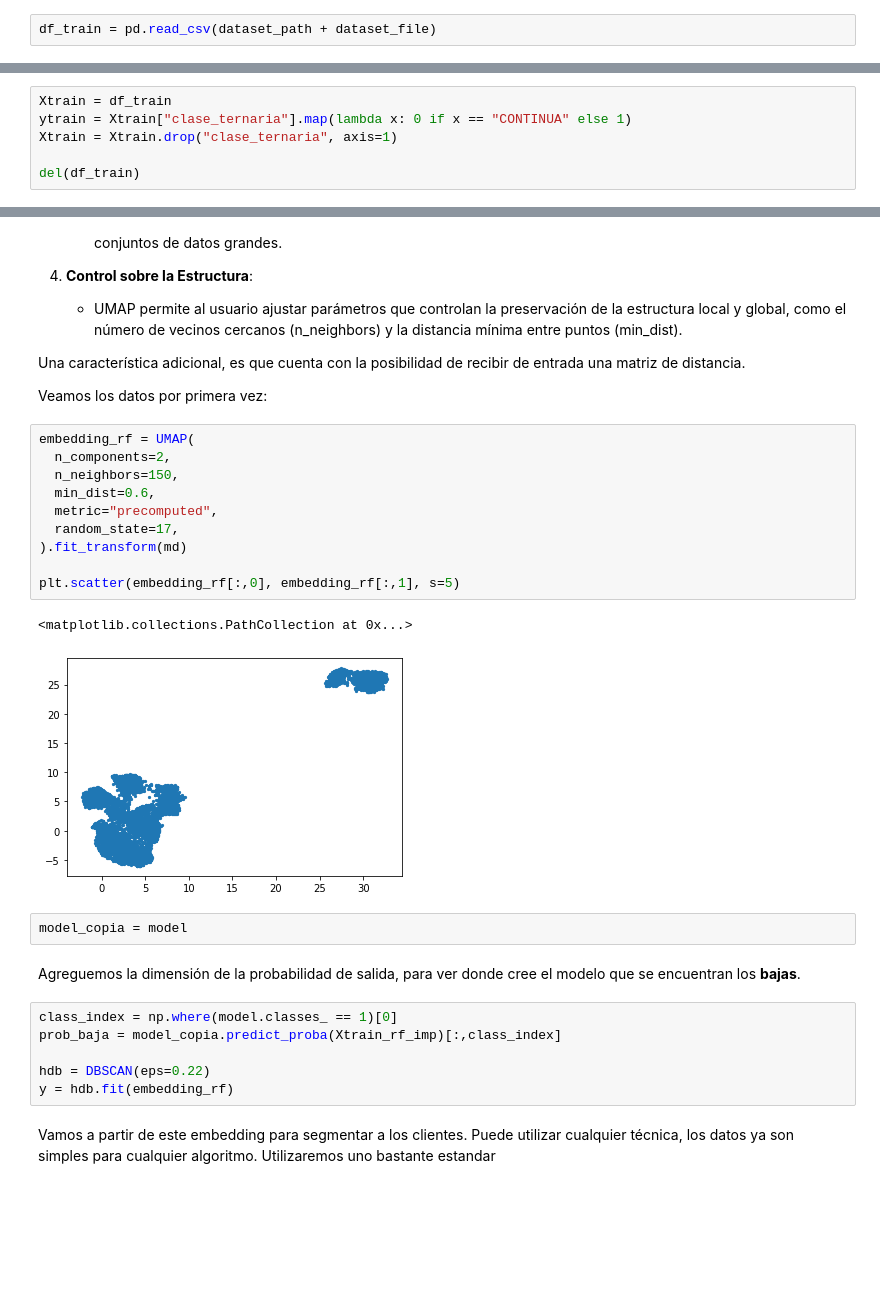
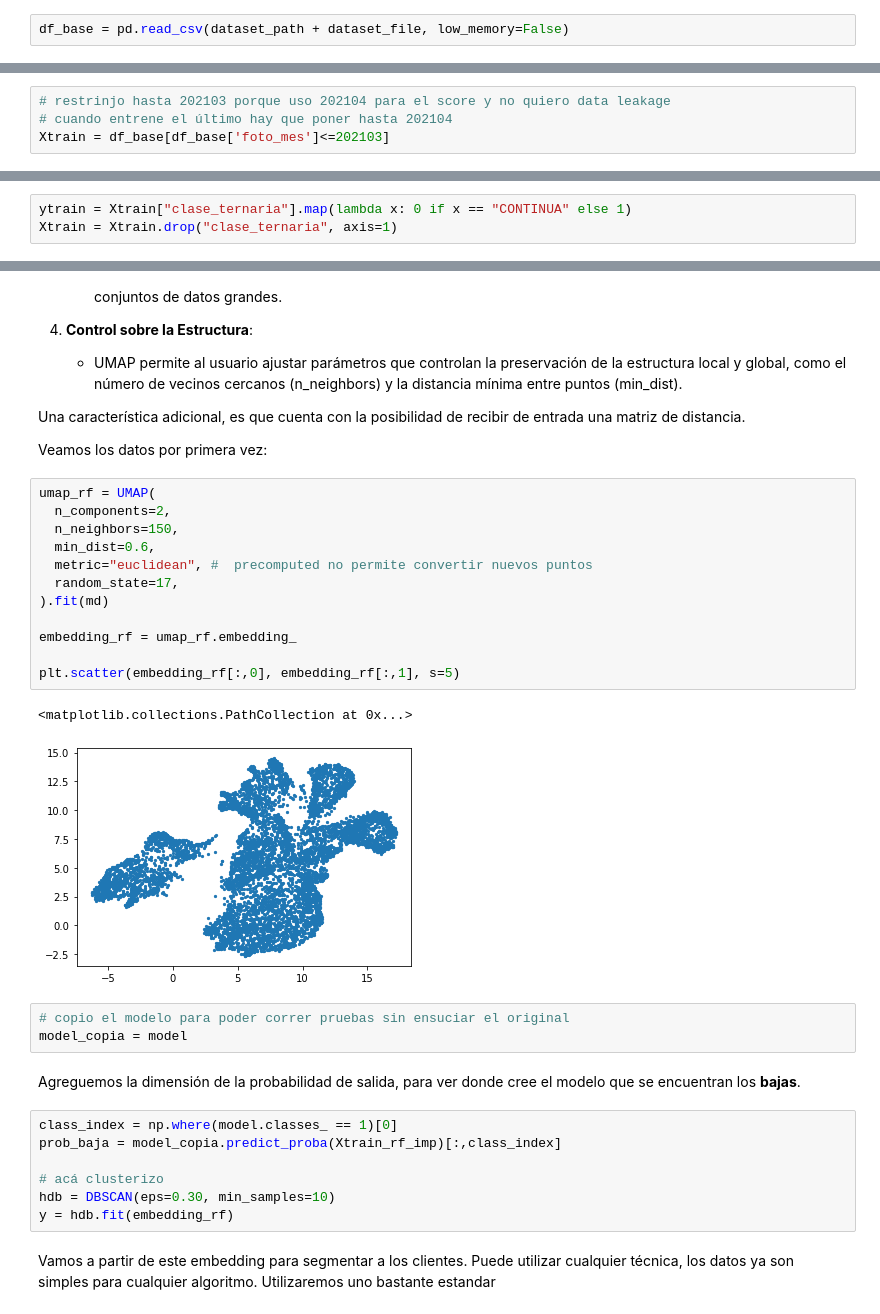
Before and after one commit to Piquelin/dmeyf2024, a Jupyter notebook: exp_colab_clust/exp_colab_100.ipynb, the cells around one changed output, grey strips where cells are left out. Saved outputs shown, nothing was run; the diff lists cells and outputs as text; blank space fills up the shorter version.

Commit message:
experimento de creacion de cluster enfermos y distancia

```diff
--- a/exp_colab_clust/exp_colab_100.ipynb
+++ b/exp_colab_clust/exp_colab_100.ipynb
@@ -47,4 +31,4 @@ modelos_path = base_path + 'modelos/'
 db_path = base_path + 'db/'
 dataset_file = 'competencia_01.csv'
 # %%
-df_train = pd.read_csv(dataset_path + dataset_file)
+df_base = pd.read_csv(dataset_path + dataset_file, low_memory=False)
@@ -55,11 +35,12 @@ df_train = df_train[df_train['foto_mes']<=202103]
+# %%
+# restrinjo hasta 202103 porque uso 202104 para el score y no quiero data leakage
+# cuando entrene el último hay que poner hasta 202104
+Xtrain = df_base[df_base['foto_mes']<=202103]
 # %% [markdown]
 A su vez, nos concentraremos en el fenómeno de la **baja**. No importa si es en un mes o si es en dos.
 # %%
-Xtrain = df_train
 ytrain = Xtrain["clase_ternaria"].map(lambda x: 0 if x == "CONTINUA" else 1)
 Xtrain = Xtrain.drop("clase_ternaria", axis=1)
-
-del(df_train)
 # %% [markdown]
 Lo primero que necesitamos es saber cuando un cliente es parecido a otro. Todos los clientes que son parecidos los juntaremos en un **segmento** y sobre esos segmentos haremos perfilados o profiles para entender que los caracteriza.
 
@@ -150,27 +125,31 @@ Una característica adicional, es que cuenta con la posibilidad de recibir de en
 
 Veamos los datos por primera vez:
 # %%
-embedding_rf = UMAP(
+umap_rf = UMAP(
   n_components=2,
   n_neighbors=150,
   min_dist=0.6,
-  metric="precomputed",
+  metric="euclidean", #  precomputed no permite convertir nuevos puntos
   random_state=17,
-).fit_transform(md)
+).fit(md)
+
+embedding_rf = umap_rf.embedding_
 
 plt.scatter(embedding_rf[:,0], embedding_rf[:,1], s=5)
 # %% [output]
 <matplotlib.collections.PathCollection at 0x...>
-[figure, old version]
+[figure, new version]
-# %%
-model_copia = model
+# %%
+# copio el modelo para poder correr pruebas sin ensuciar el original
+model_copia = model
 # %% [markdown]
 Agreguemos la dimensión de la probabilidad de salida, para ver donde cree el modelo que se encuentran los **bajas**.
 # %%
 class_index = np.where(model.classes_ == 1)[0]
 prob_baja = model_copia.predict_proba(Xtrain_rf_imp)[:,class_index]
 
-hdb = DBSCAN(eps=0.22)
+# acá clusterizo
+hdb = DBSCAN(eps=0.30, min_samples=10)
 y = hdb.fit(embedding_rf)
 # %% [markdown]
 Vamos a partir de este embedding para segmentar a los clientes. Puede utilizar cualquier técnica, los datos ya son simples para cualquier algoritmo. Utilizaremos uno bastante estandar
```
Also changed, not shown: parts of 34 cells of this notebook.
